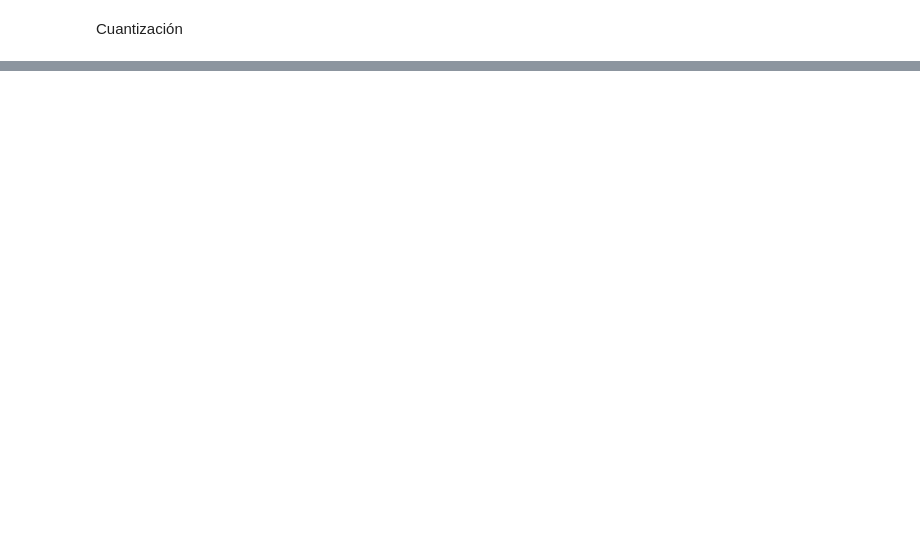
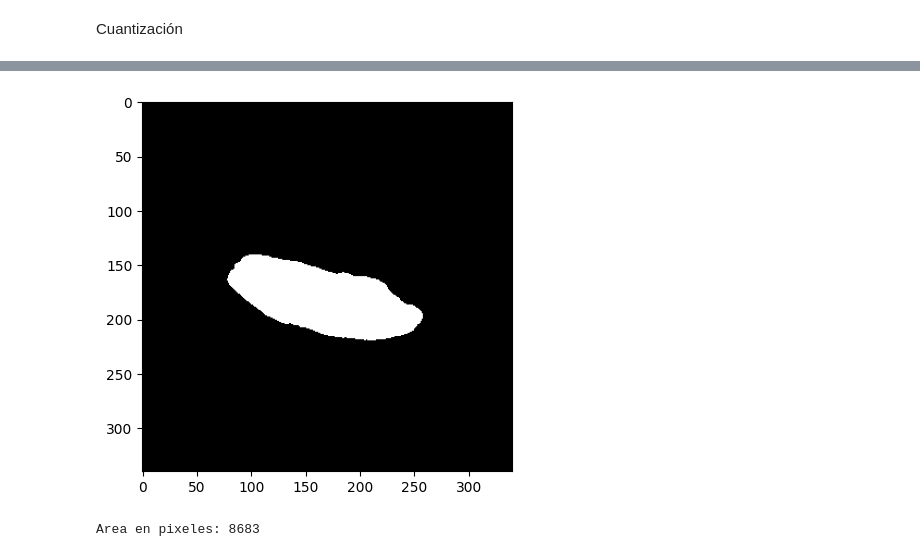
Before and after one commit to FlorianCochachin/procesamiento-imagenes-unmsm, a Jupyter notebook: src/conceptosBasicos.ipynb, the cells around one changed output, grey strips where cells are left out. Cells and saved outputs as stored; diff of their text form; code cells hidden in the pictures; blank space fills up the shorter version.

```diff
--- a/src/conceptosBasicos.ipynb
+++ b/src/conceptosBasicos.ipynb
@@ -55,0 +76,24 @@ Cuantización
+# %%
+a, h = imagen_arroz.shape
+# %%
+new_image = np.zeros((a,h))
+
+for i in range(a):
+    for j in range(h):
+        if imagen_arroz[i][j] > 180:
+            new_image[i][j] = 1
+# %%
+plt.imshow(new_image, 'gray')
+plt.show()
+# %% [output]
+[figure, added]
+# %%
+num_pixeles_1 = 0;
+for i in range(a):
+    for j in range(h):
+        if new_image[i][j] == 1:
+            num_pixeles_1 += 1
+
+print("Area en pixeles:", num_pixeles_1)
+# %% [output]
+Area en pixeles: 8683
```
Also changed, not shown: parts of 8 cells of this notebook, 9 other files.
